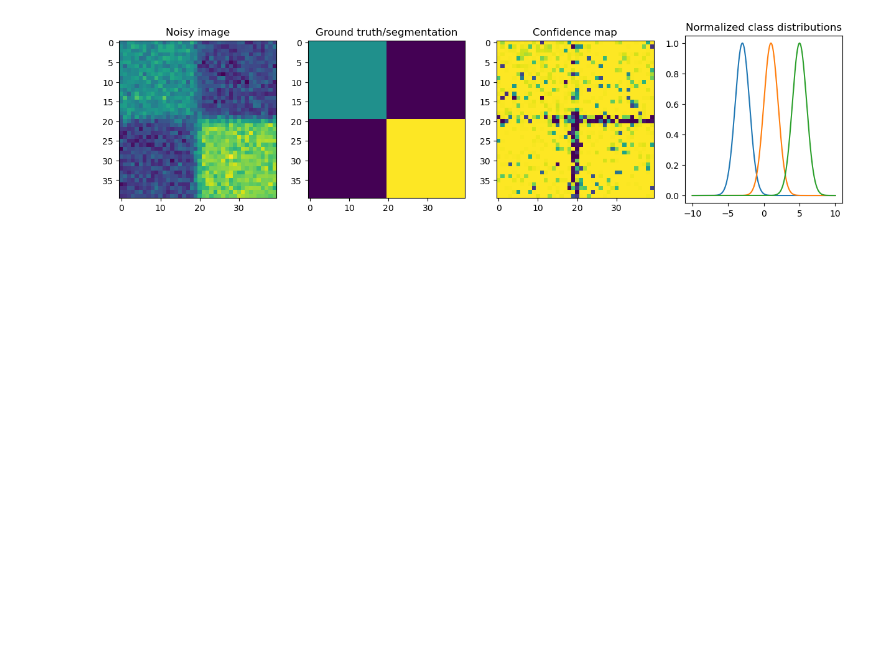
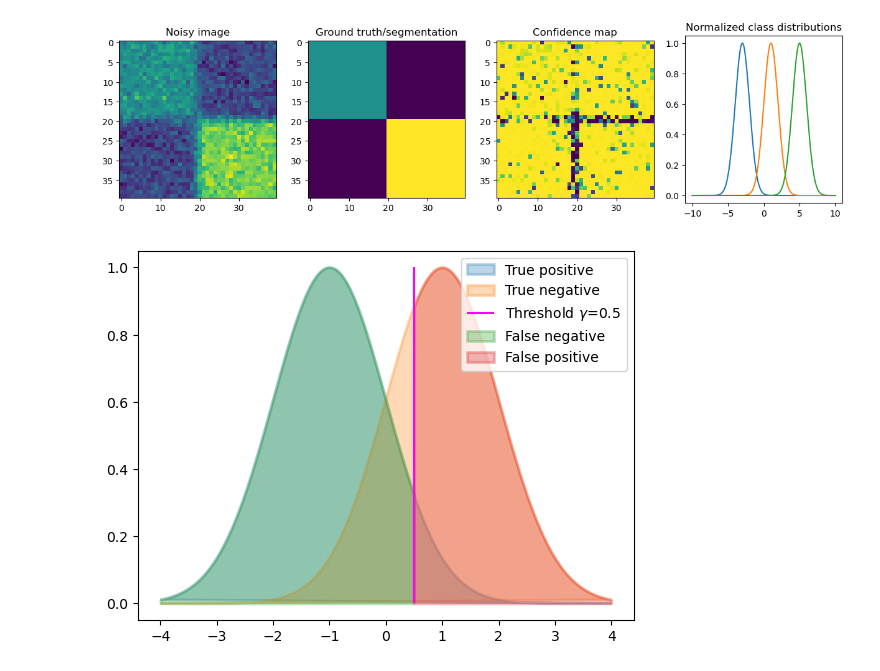
Before and after one commit to ImagingLectures/Quantitative-Big-Imaging-2024, a Jupyter notebook: Lectures/Lecture-08/ConfidenceMap.ipynb, the cells around one changed output. Saved outputs shown, nothing was run; the diff lists cells and outputs as text; code cells hidden in the pictures; blank space fills up the shorter version.

```diff
--- a/Lectures/Lecture-08/ConfidenceMap.ipynb
+++ b/Lectures/Lecture-08/ConfidenceMap.ipynb
@@ -90,7 +90,7 @@ plt.legend();
 # %% [output]
 [figure]
 # %%
-def conf_plot(m,s) :
+def multi_gaussian_plot(m,s) :
     if len(m) != len(s) :
         raise ValueError("Arguments have different lengths!")
 
@@ -105,9 +105,10 @@ def conf_plot(m,s) :
     for idx,(mm,ss) in enumerate(zip(m,s)) :
         w[idx]=np.exp(-(x-mm)**2/(2*ss**2))
 
+
     return x,w
 # %%
-x,w=conf_plot(m=np.array([-1,1,3]),s=np.array([0.5,1.5,0.5]))
+x,w=multi_gaussian_plot(m=np.array([-1,1,3]),s=np.array([0.5,1.5,0.5]))
 # %%
 plt.plot(x,w.transpose());
 # %% [output]
@@ -189,0 +198,4 @@ res.reshape(seg.shape)
+# %%
+cm.plot_thresholded_gaussians(m=np.array([-1,1]),s=np.array([1,1]),gamma=0.5)
+# %% [output]
+[figure, added]
```
Also changed, not shown: parts of 4 cells of this notebook, 4 other files.
